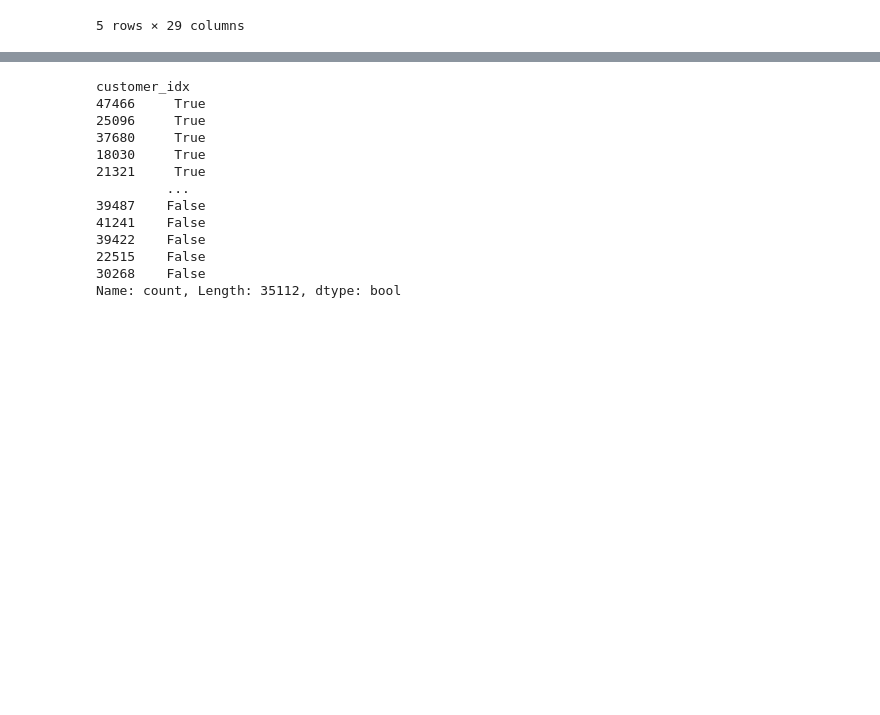
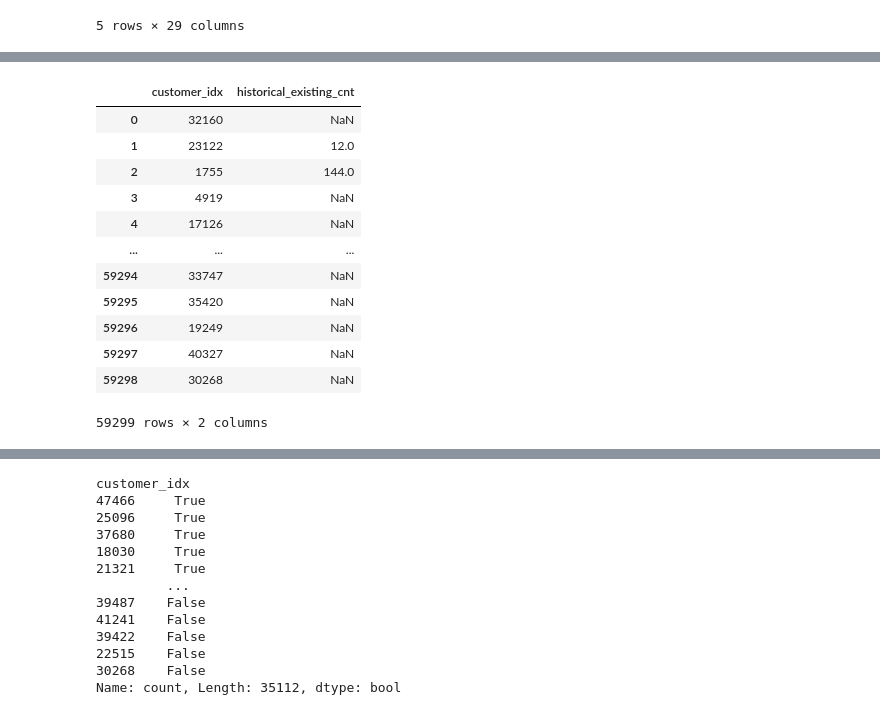
Before and after one commit to Junoflows/LG_Aimers_phase2, a Jupyter notebook: EDA.ipynb, the cells around one changed output, grey strips where cells are left out. Drawn from its saved outputs; the diff is of its cells as text; code cells hidden in the pictures; blank space fills up the shorter version.

```diff
--- a/EDA.ipynb
+++ b/EDA.ipynb
@@ -15,6 +15,7 @@ df.head()
 # %%
 # customer_country, customer_country.1 이 같음 하나 삭제
 df.drop(columns=['customer_country.1'], inplace= True)
+df[['it_strategic_ver', 'id_strategic_ver', 'idit_strategic_ver']] = df[['it_strategic_ver', 'id_strategic_ver', 'idit_strategic_ver']].fillna(0)
 print(df.shape)
 df.isnull().sum()
 # %% [output]
@@ -38,0 +106,16 @@ dtype: int64
+# %%
+df[['customer_idx', 'historical_existing_cnt']].groupby('customer_idx').
+# %% [output]
+|  | customer_idx | historical_existing_cnt |
+| 0 | 32160 | NaN |
+| 1 | 23122 | 12.0 |
+| 2 | 1755 | 144.0 |
+| 3 | 4919 | NaN |
+| 4 | 17126 | NaN |
+| ... | ... | ... |
+| 59294 | 33747 | NaN |
+| 59295 | 35420 | NaN |
+| 59296 | 19249 | NaN |
+| 59297 | 40327 | NaN |
+| 59298 | 30268 | NaN |
+59299 rows × 2 columns
```
Also changed, not shown: parts of 11 cells of this notebook, 1 other file.
